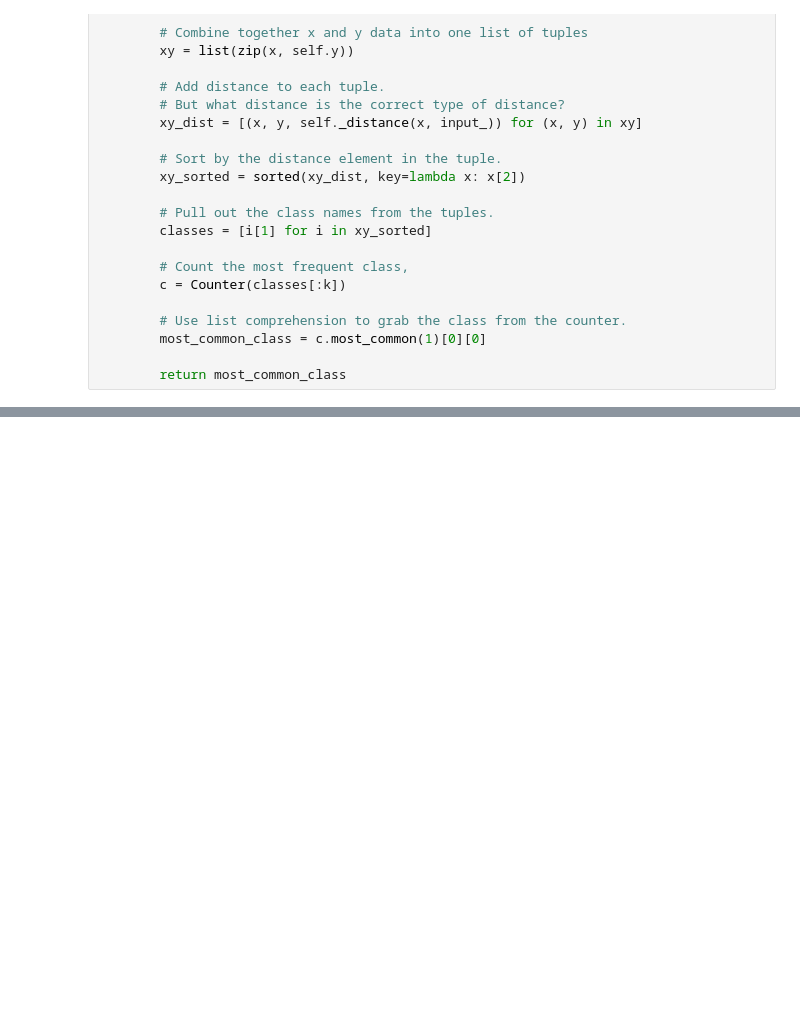
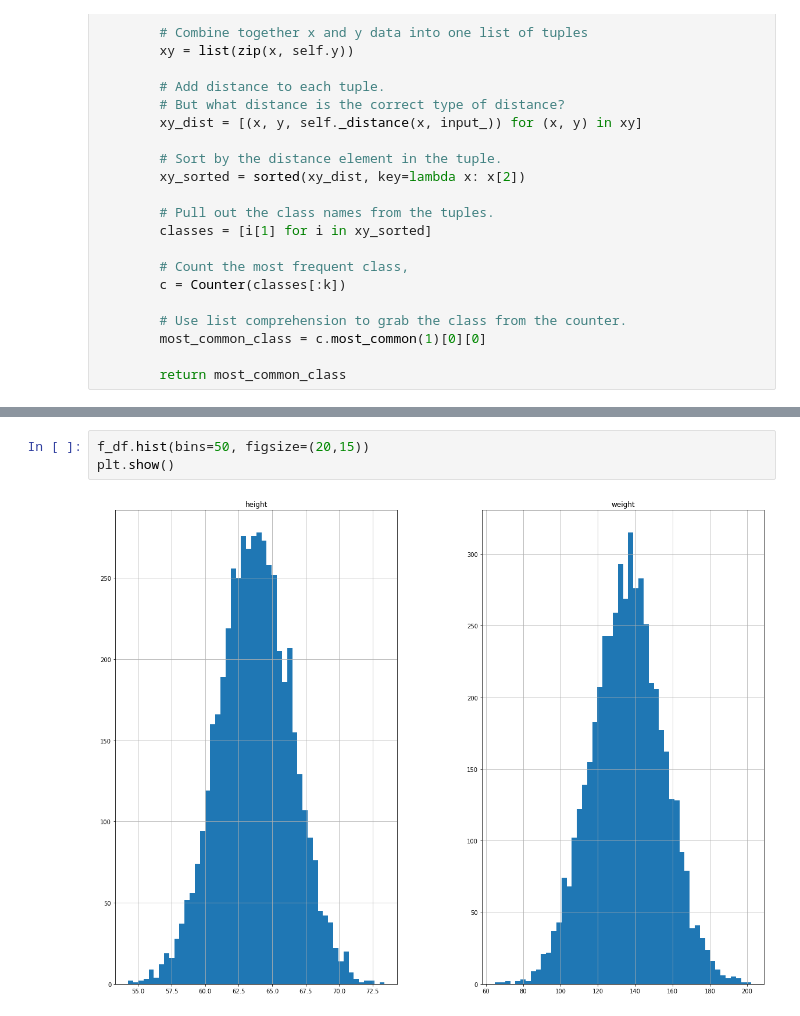
Before and after one commit to GaelGil/algorithms, a Jupyter notebook: data_stuff/knn/things.ipynb, the cells around one changed output, grey strips where cells are left out. Saved outputs shown, nothing was run; the diff lists cells and outputs as text; blank space fills up the shorter version.

```diff
--- a/data_stuff/knn/things.ipynb
+++ b/data_stuff/knn/things.ipynb
@@ -77,0 +126,5 @@ class KNNClassifier:
+# %%
+f_df.hist(bins=50, figsize=(20,15))
+plt.show()
+# %% [output]
+[figure, added]
```
Also changed, not shown: parts of 11 cells of this notebook, 4 other files.
